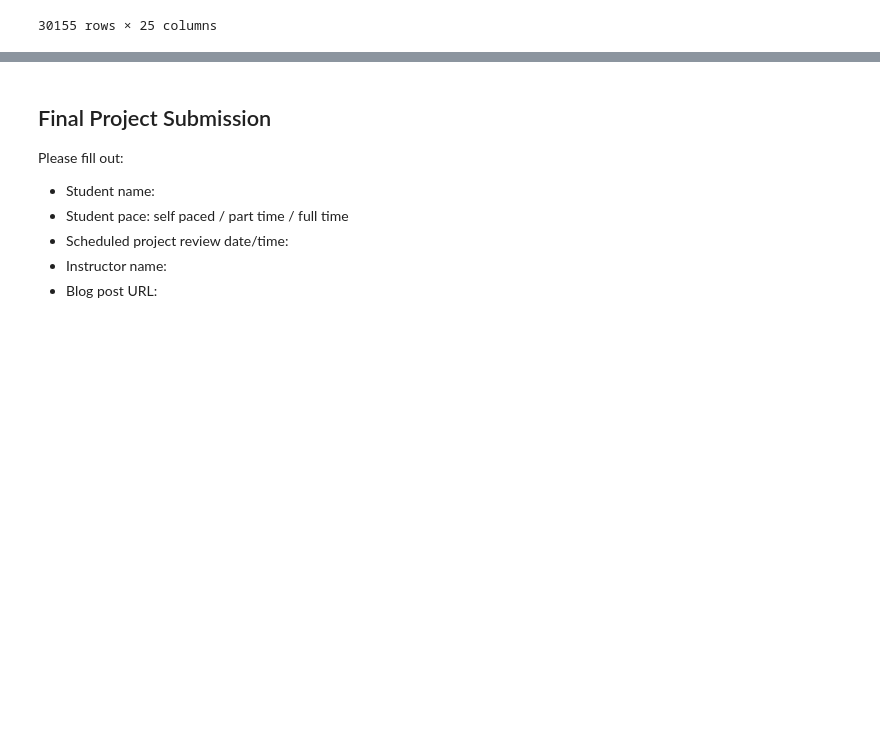
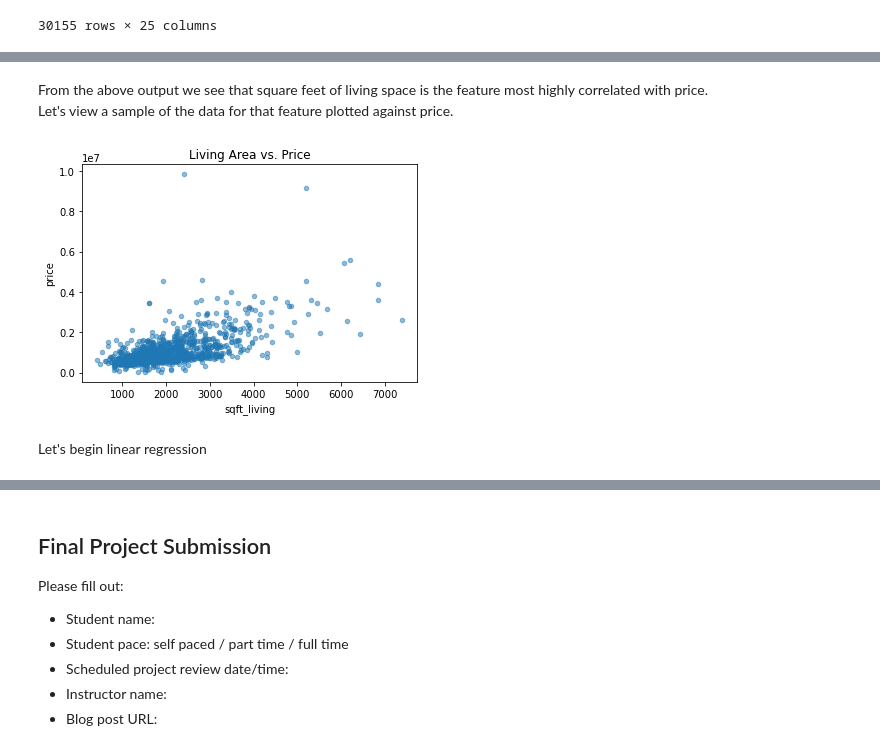
Before and after one commit to terminalcoder/Home-Features-Analysis, a Jupyter notebook: student.ipynb, the cells around one changed output, grey strips where cells are left out. Cells and saved outputs as stored; diff of their text form; code cells hidden in the pictures; blank space fills up the shorter version.

```diff
--- a/student.ipynb
+++ b/student.ipynb
@@ -77 +90,4 @@ yr_built         0
 dtype: int64
+# %%
+# drop rows with null values for ease of use
+kc_house_data.dropna(inplace=True)
@@ -77,0 +109,11 @@ dtype: int64
+# %% [markdown]
+From the above output we see that square feet of living space is the feature most highly correlated with price.
+Let's view a sample of the data for that feature plotted against price.
+# %%
+# plot sqft_living vs. price of a sample of the data
+kc_house_data.sample(1000).plot.scatter(x='sqft_living', y='price', alpha=.5)
+plt.title('Living Area vs. Price');
+# %% [output]
+[figure, added]
+# %% [markdown]
+Let's begin linear regression
```
Also changed, not shown: parts of 6 cells of this notebook.
